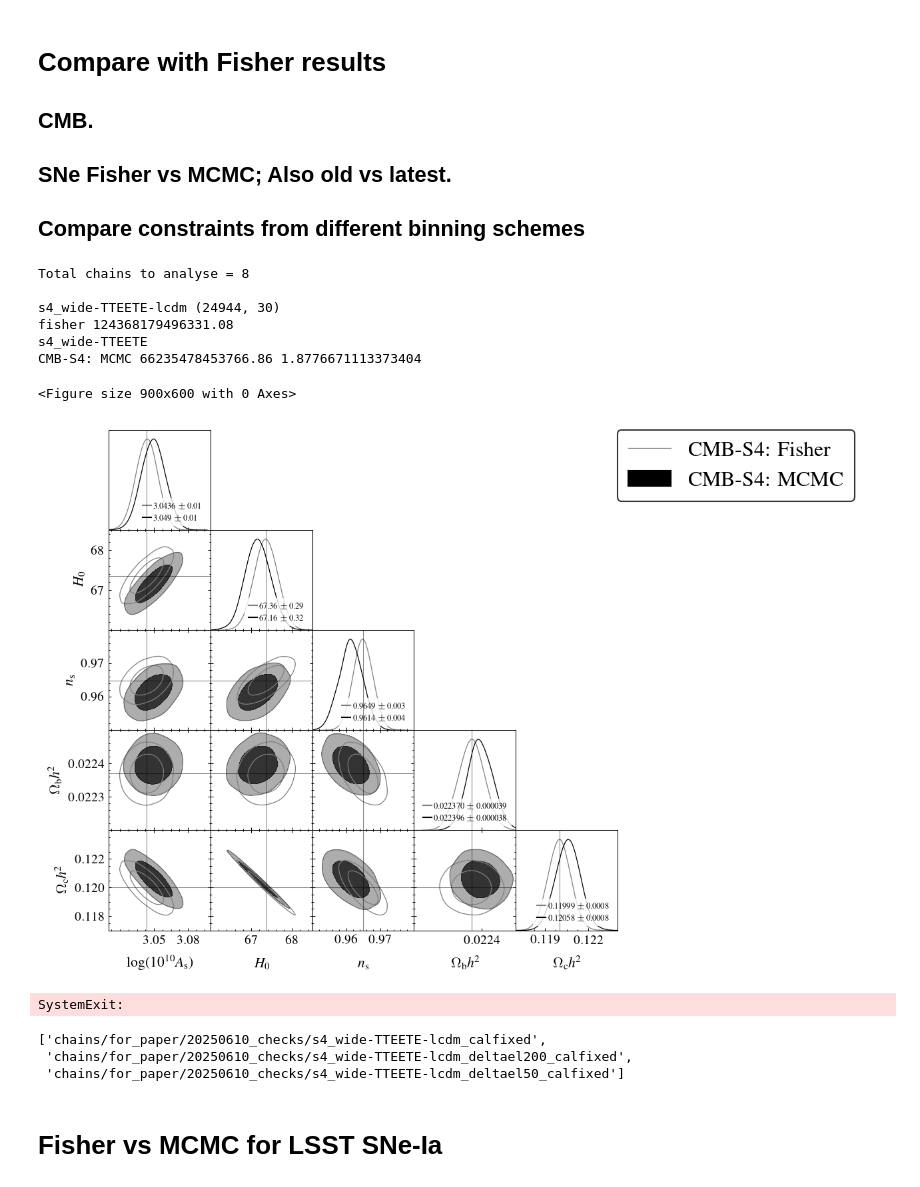
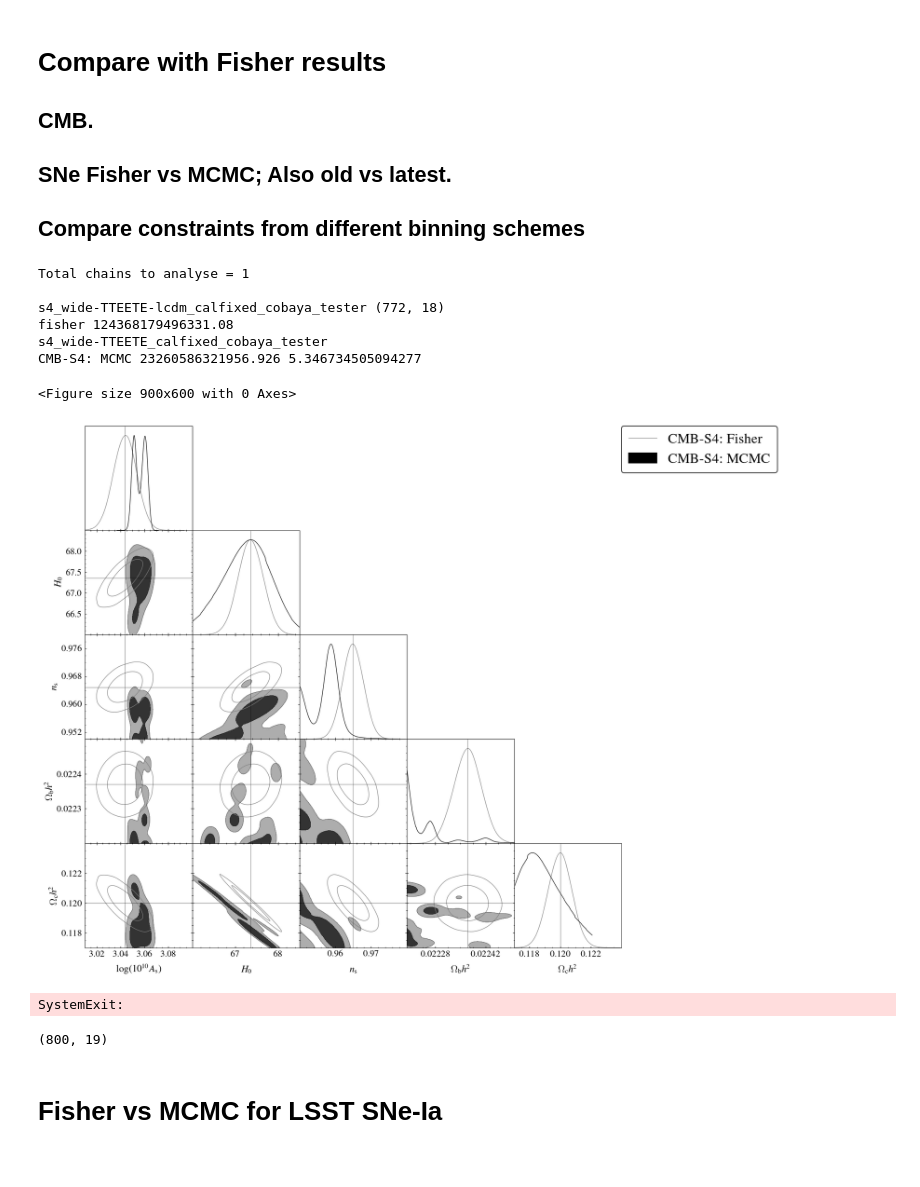
Before and after one commit to sriniraghunathan/CMB_BAO_SNe_likelihoods, a Jupyter notebook: analyse_chains_for_paper.ipynb, the cells around one changed output. Cells and saved outputs as stored; diff of their text form; code cells hidden in the pictures.

```diff
--- a/analyse_chains_for_paper.ipynb
+++ b/analyse_chains_for_paper.ipynb
@@ -2354,7 +2426,7 @@ Cosmo = w0wamnulcdm
 param_dict['Astaucomb'] = param_dict['As'] * np.exp( -2*param_dict['tau'] )
 #chain_fd = 'chains/for_paper/20250614_something_is_wrong/'
 chain_fd = 'chains/for_paper/'
-chain_fd = 'chains/for_paper/20250610_checks/'
+#chain_fd = 'chains/for_paper/20250610_checks/'
 which_cosmo = 'lcdm'
 
 if which_cosmo == 'lcdm':
@@ -2409,7 +2481,8 @@ mcmc_colorval = 'black'
 #chain_search_str = '%s/*-lcdm' %(chain_fd)
 #chain_search_str = '%s/20250522_fixed/s4_wide*-lcdm_calfixed' %(chain_fd)
 #chain_search_str = '%s/20250610_checks/s4_wide*-lcdm*_calfixed' %(chain_fd)
-chain_search_str = '%s/s4_wide*-%s*_calfixed' %(chain_fd, which_cosmo)
+#chain_search_str = '%s/s4_wide*-%s*_calfixed' %(chain_fd, which_cosmo)
+chain_search_str = '%s/s4_wide*-%s*_calfixed_cobaya_tester' %(chain_fd, which_cosmo)
 chain_fdlist = glob.glob( chain_search_str )
 #chain_fdlist.append( 'chains/for_paper//s4_wide-TTEETE-%s' %(which_cosmo))
 # chain_fdlist.append( 'chains/for_paper/20250605_biased/s4_wide-TTEETE-lcdm_calfixed')
@@ -2432,10 +2505,17 @@ for curr_chain_fd in chain_fdlist:
     if not os.path.exists( chainfile ): continue
 
     curr_samples = getdist.mcsamples.loadMCSamples( fname )
+
     if (0):##fname.find('s4_wide-TTEETE-lcdm_deltael200_calfixed')>-1:
         curr_samples.removeBurn(burn_in_fraction*1.2)
     else:
         curr_samples.removeBurn(burn_in_fraction)
+
+    if (0):
+        nsamp = 1000
+        curr_samples.weights = curr_samples.weights[:nsamp]
+        curr_samples.loglikes = curr_samples.loglikes[:nsamp]
+        curr_samples.samples = curr_samples.samples[:nsamp]
 
     if curr_chain_fd.find('20250605_biased')>-1:
         chainname = '20250605_biased_%s' %(chainname)
@@ -2448,7 +2528,7 @@ for curr_chain_fd in chain_fdlist:
 chains_to_plot = [
                   #'s4_wide-TTEETE-%s' %(which_cosmo),
                   ###'s4_wide-TTEETE-%s_deltael50_calfixed' %(which_cosmo),
-                  's4_wide-TTEETE-%s_calfixed' %(which_cosmo),
+                  's4_wide-TTEETE-%s_calfixed_cobaya_tester' %(which_cosmo),
                   ###'s4_wide-TTEETE-%s_deltael200_calfixed' %(which_cosmo),
                   #'20250605_biased_s4_wide-TTEETE-%s_deltael50_calfixed' %(which_cosmo),
                   #'20250605_biased_s4_wide-TTEETE-%s_calfixed' %(which_cosmo),
@@ -2546,15 +2626,16 @@ g = misc_getdist.make_getdist_plot('triangle',
                                    #figsize = 7.5, fsval = 14, leg_fsval = 16,
                                   )
 
-rounding_dic = {}
-rounding_dic['logA'] = 2
-rounding_dic['ns'] = 3
-rounding_dic['h'] = 1
-rounding_dic['omch2'] = 4
-rounding_dic['ombh2'] = 6
-constraints_dic, constraints_table, colors_table, col_labels = misc_getdist.get_constraints_table(params_to_plot, samples_to_plot, color_arr, rounding_dic = rounding_dic)
-diagonal_errors_fsval = 6.
-g = misc_getdist.write_errors_in_diagonal_posteriors(g, params_to_plot, color_arr, constraints_dic, legfsval = diagonal_errors_fsval, ncol=1, legloc = 4)
+if (0):
+    rounding_dic = {}
+    rounding_dic['logA'] = 2
+    rounding_dic['ns'] = 3
+    rounding_dic['h'] = 1
+    rounding_dic['omch2'] = 4
+    rounding_dic['ombh2'] = 6
+    constraints_dic, constraints_table, colors_table, col_labels = misc_getdist.get_constraints_table(params_to_plot, samples_to_plot, color_arr, rounding_dic = rounding_dic)
+    diagonal_errors_fsval = 6.
+    g = misc_getdist.write_errors_in_diagonal_posteriors(g, params_to_plot, color_arr, constraints_dic, legfsval = diagonal_errors_fsval, ncol=1, legloc = 4)
 plname = 'plots/cmbs4_%s_mcmc_fisher.pdf' %(which_cosmo)
 show(); sys.exit()
 savefig(plname, dpi = 200.)
@@ -2623,7 +2704,7 @@ else:
     fom_scale_fac = 1. #1e14
 
 
-if (1): #Fisher first
+if (0): #Fisher first
     fisher_mix_samples = fisher_samples_dic['unbinned'][0]
     cov_mat = misc_getdist.get_param_cov_mat_from_getdist(fisher_mix_samples, params_to_plot)
     fisher_fom = 1/np.sqrt( np.linalg.det(cov_mat) ) / fom_scale_fac
@@ -2668,45 +2749,43 @@ for chainname in chains_to_plot:
     print( chain_label, fom, fisher_fom / fom)
     #labels_arr.append( r'CMB-S4: MCMC' )
 
 #whisker plots for different binning schemes.
 labels_arr_mod = ['Fisher (Unbinned)', '$\Delta_{\ell}$ = 50', '$\Delta_{\ell}$ = 100', '$\Delta_{\ell}$ = 200']
 sigma_param_mul_dic = {'omch2': 1e4, 'ombh2': 1e5, 'ns': 1000., 'H0': 1., 'As': 1e11, 'logA': 1000.}
 #color_arr = [fisher_colorval, 'steelblue', mcmc_colorval, 'darkred']
 color_arr = [fisher_colorval, 'steelblue', mcmc_colorval, 'darkred']
 clf()
 print(params_to_plot)
 fsval = 14
 ax = misc_getdist.make_whisker(samples_to_plot,
                               params_to_plot,
                               param_dict = param_dict,
                               labels_arr = labels_arr_mod,
                               color_arr = color_arr,
                               fsval = fsval, alphaval = 0.8,
                               sigma_param_mul_dic = sigma_param_mul_dic,
                               plot_kind = 'ratio',
                               show_table = True,
                               )
 title(r'CMB-S4: $TT/EE/TE$', fontsize = fsval + 2)
 plname = 'plots/cmbs4_%s_mcmc_fisher_elbinning.pdf' %(which_cosmo)
 #plname = 'plots/png/cmbs4_%s_mcmc_fisher_elbinning.png' %(which_cosmo)
 savefig(plname, dpi = 200.)
 show(); ##sys.exit()
 # %% [output]
-Total chains to analyse = 8
+Total chains to analyse = 1
 
-s4_wide-TTEETE-lcdm (24944, 30)
+s4_wide-TTEETE-lcdm_calfixed_cobaya_tester (772, 18)
 fisher 124368179496331.08
-s4_wide-TTEETE
-CMB-S4: MCMC 66235478453766.86 1.8776671113373404
+s4_wide-TTEETE_calfixed_cobaya_tester
+CMB-S4: MCMC 23260586321956.926 5.346734505094277
 <Figure size 900x600 with 0 Axes>
-[figure, old version]
+[figure, new version]
 SystemExit:
 # %%
-chain_fdlist
+curr_samples.samples[:800, :].shape
 # %% [output]
-['chains/for_paper/20250610_checks/s4_wide-TTEETE-lcdm_calfixed',
- 'chains/for_paper/20250610_checks/s4_wide-TTEETE-lcdm_deltael200_calfixed',
- 'chains/for_paper/20250610_checks/s4_wide-TTEETE-lcdm_deltael50_calfixed']
+(800, 19)
 # %% [markdown]
 # Fisher vs MCMC for LSST SNe-Ia
 # %%
```
Also changed, not shown: parts of 2 cells of this notebook, 3 other files.
